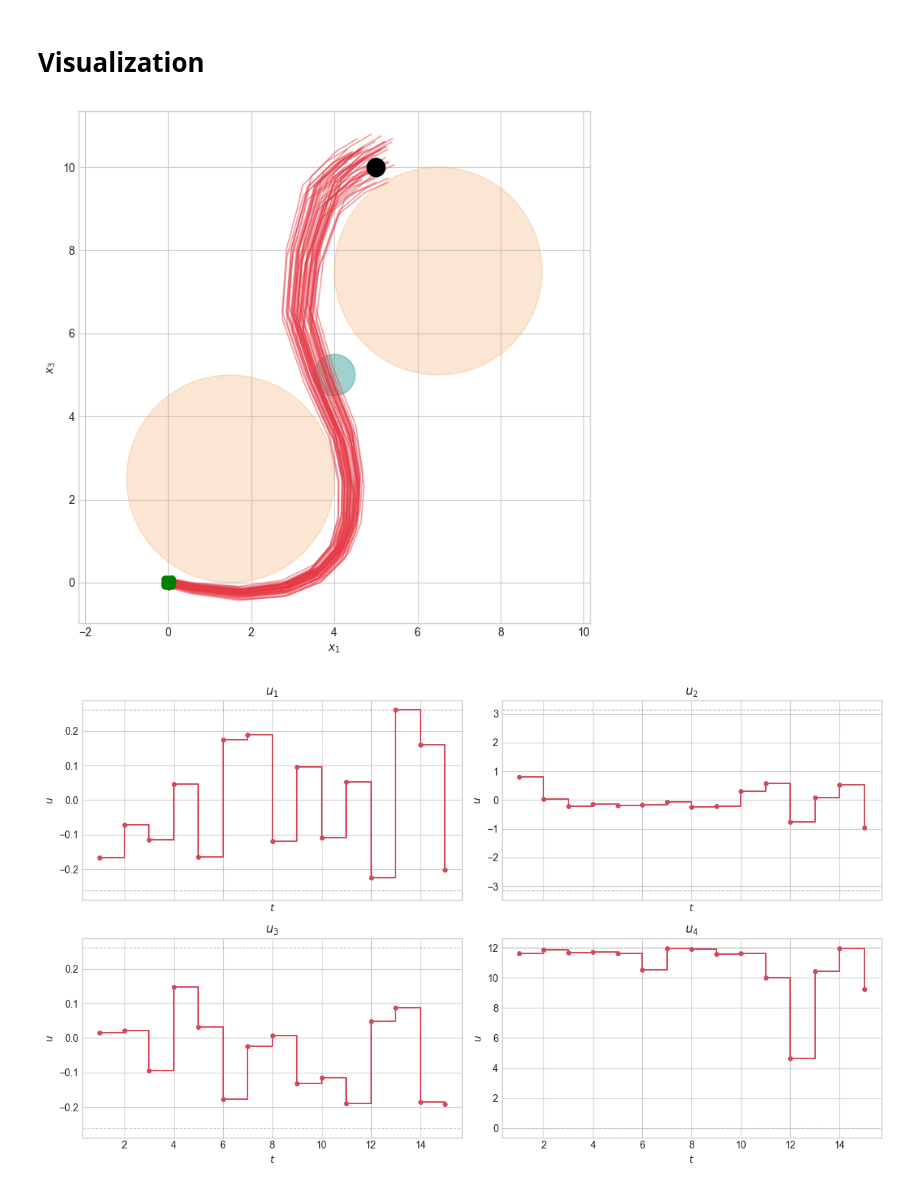
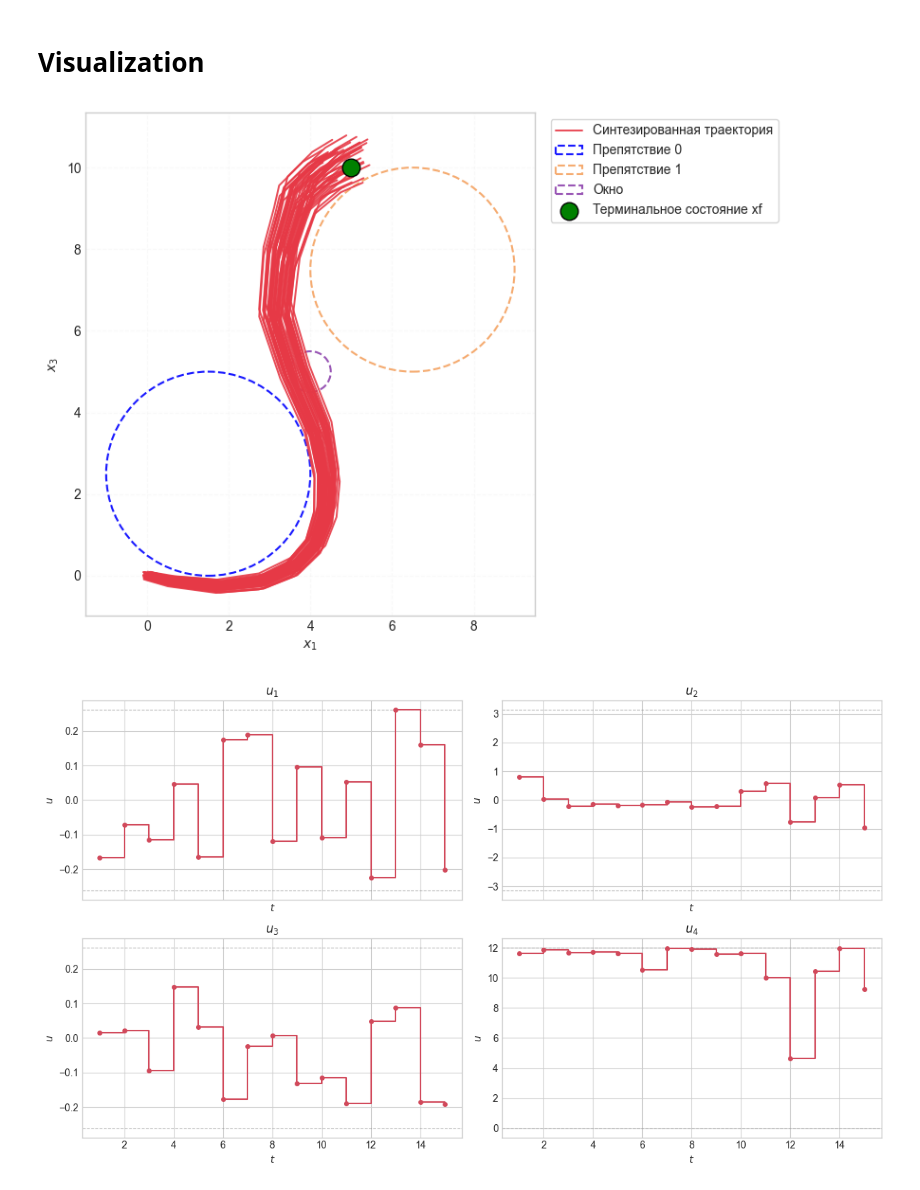
Before and after one commit to mkorobovv/mai-final-project, a Jupyter notebook: research/notebooks/03_mean_control.ipynb, the cells around one changed output. Cells and saved outputs as stored; diff of their text form; code cells hidden in the pictures.

```diff
--- a/research/notebooks/03_mean_control.ipynb
+++ b/research/notebooks/03_mean_control.ipynb
@@ -85,30 +85,74 @@ bundle_scores = np.array(bundle_scores)   # (S,)
 # %% [markdown]
 # Visualization
 # %%
-fig, ax = plt.subplots(figsize=(7, 7))
+fig, ax = plt.subplots(figsize=(7, 6))
 
-for X_k in bundle_states:
-    ax.plot(X_k[:, 0], X_k[:, 2], linewidth=1.2, alpha=0.5, color="#E63946")
+for i, X_k in enumerate(bundle_states):
+    ax.plot(
+        X_k[:, 0], X_k[:, 2],
+        color="#E63946",
+        alpha=0.2,
+        linewidth=1.4,
+        label="Синтезированная траектория" if i == 0 else None
+    )
 
-ax.scatter(initial_states[:, 0], initial_states[:, 2],
-           s=25, color="green", zorder=5)
+for i, cyl in enumerate(cfg.cylinders):
+    circle = plt.Circle(
+        (cyl.x, cyl.z),
+        cyl.radius,
+        fill=False,
+        linestyle="--",
+        linewidth=1.5,
+        edgecolor="#F4A261" if i == 1 else "blue",
+        alpha=0.9,
+        label=f"Препятствие {i}"
+    )
+    ax.add_patch(circle)
 
-for cyl in cfg.cylinders:
-    ax.add_patch(plt.Circle((cyl.x, cyl.z), cyl.radius, color='#F4A261', alpha=0.28))
+for i, wnd in enumerate(cfg.windows):
+    circle = plt.Circle(
+        (wnd.x, wnd.z),
+        wnd.radius,
+        fill=False,
+        linestyle="--",
+        linewidth=1.5,
+        edgecolor="#8E44AD",
+        alpha=0.9,
+        label="Окно" if i == 0 else None
+    )
+    ax.add_patch(circle)
 
-for wnd in cfg.windows:
-    ax.add_patch(plt.Circle((wnd.x, wnd.z), wnd.radius, color='#2A9D8F', alpha=0.45))
+ax.scatter(
+    [cfg.terminal_state[0]],
+    [cfg.terminal_state[2]],
+    marker="o",
+    s=180,
+    color="green",
+    edgecolor="black",
+    zorder=6,
+    label="Терминальное состояние xf"
+)
 
-ax.scatter([cfg.terminal_state[0]], [cfg.terminal_state[2]],
-           marker='o', s=260, color='black', zorder=6)
+ax.set_xlabel("$x_1$")
+ax.set_ylabel("$x_3$")
+ax.set_aspect("equal", adjustable="box")
 
-ax.set_xlabel('$x_1$')
-ax.set_ylabel('$x_3$')
-ax.axis('equal')
+ax.grid(
+    True,
+    linestyle="--",
+    alpha=0.1
+)
+
+ax.legend(
+    loc="upper left",
+    bbox_to_anchor=(1.02, 1),
+    frameon=True
+)
+
 plt.tight_layout()
 plt.show()
 # %% [output]
-[figure, old version]
+[figure, new version]
 # %%
 control_names  = ['$u_1$', '$u_2$', '$u_3$',  '$u_4$']
 control_limits = [
```
Also changed, not shown: 20 other files.
